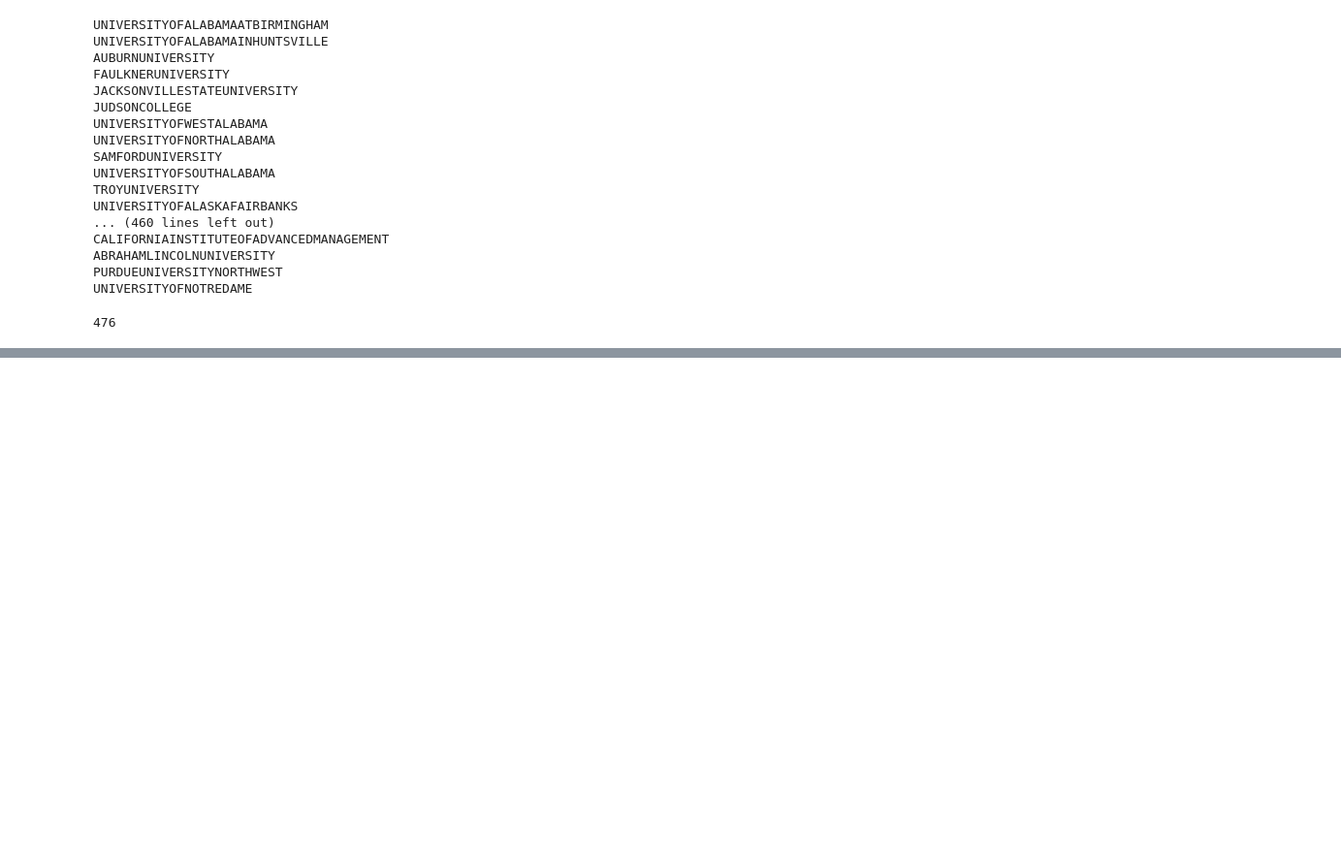
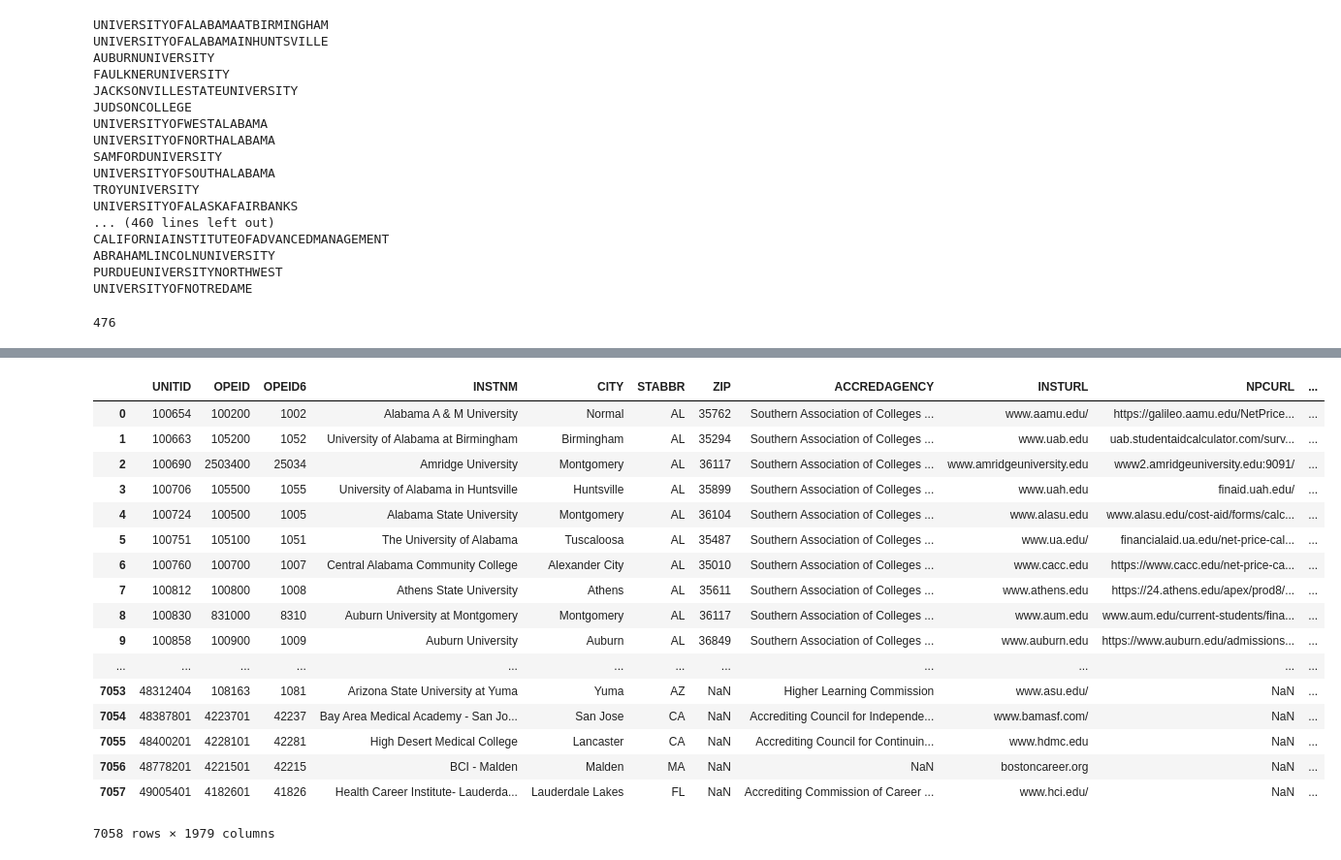
Before and after one commit to ladydatadigger/college-scorecard, a Jupyter notebook: add_mod_schoolName_col.ipynb, the cells around one changed output, grey strips where cells are left out. Shown at 97% size. Saved outputs shown, nothing was run; the diff lists cells and outputs as text; code cells hidden in the pictures; blank space fills up the shorter version.

```diff
--- a/add_mod_schoolName_col.ipynb
+++ b/add_mod_schoolName_col.ipynb
@@ -135,7 +135,7 @@ dtype: int64
 # %% [markdown]
 ### Joining Online Accredited School with All-Data
 # %%
-all_data = "Resources/All-Data.csv"
+all_data = "Resources/All_Data.csv"
 all_data_df = pd.read_csv(all_data)
 # %%
 #Add column of institution name (Strings only)
@@ -211,0 +266,24 @@ len(UPINSTN)
+# %%
+#clean up the zip column so that it is only the first five numbers
+start, stop, step = 0, 5, 1
+combo_school_df["ZIP"]= combo_school_df["ZIP"].str.slice(start, stop, step)
+combo_school_df
+# %% [output]
+|  | UNITID | OPEID | OPEID6 | INSTNM | CITY | STABBR | ZIP | ACCREDAGENCY | INSTURL | NPCURL | ... |
+| 0 | 100654 | 100200 | 1002 | Alabama A & M University | Normal | AL | 35762 | Southern Association of Colleges ... | www.aamu.edu/ | https://galileo.aamu.edu/NetPrice... | ... |
+| 1 | 100663 | 105200 | 1052 | University of Alabama at Birmingham | Birmingham | AL | 35294 | Southern Association of Colleges ... | www.uab.edu | uab.studentaidcalculator.com/surv... | ... |
+| 2 | 100690 | 2503400 | 25034 | Amridge University | Montgomery | AL | 36117 | Southern Association of Colleges ... | www.amridgeuniversity.edu | www2.amridgeuniversity.edu:9091/ | ... |
+| 3 | 100706 | 105500 | 1055 | University of Alabama in Huntsville | Huntsville | AL | 35899 | Southern Association of Colleges ... | www.uah.edu | finaid.uah.edu/ | ... |
+| 4 | 100724 | 100500 | 1005 | Alabama State University | Montgomery | AL | 36104 | Southern Association of Colleges ... | www.alasu.edu | www.alasu.edu/cost-aid/forms/calc... | ... |
+| 5 | 100751 | 105100 | 1051 | The University of Alabama | Tuscaloosa | AL | 35487 | Southern Association of Colleges ... | www.ua.edu/ | financialaid.ua.edu/net-price-cal... | ... |
+| 6 | 100760 | 100700 | 1007 | Central Alabama Community College | Alexander City | AL | 35010 | Southern Association of Colleges ... | www.cacc.edu | https://www.cacc.edu/net-price-ca... | ... |
+| 7 | 100812 | 100800 | 1008 | Athens State University | Athens | AL | 35611 | Southern Association of Colleges ... | www.athens.edu | https://24.athens.edu/apex/prod8/... | ... |
+| 8 | 100830 | 831000 | 8310 | Auburn University at Montgomery | Montgomery | AL | 36117 | Southern Association of Colleges ... | www.aum.edu | www.aum.edu/current-students/fina... | ... |
+| 9 | 100858 | 100900 | 1009 | Auburn University | Auburn | AL | 36849 | Southern Association of Colleges ... | www.auburn.edu | https://www.auburn.edu/admissions... | ... |
+| ... | ... | ... | ... | ... | ... | ... | ... | ... | ... | ... | ... |
+| 7053 | 48312404 | 108163 | 1081 | Arizona State University at Yuma | Yuma | AZ | NaN | Higher Learning Commission | www.asu.edu/ | NaN | ... |
+| 7054 | 48387801 | 4223701 | 42237 | Bay Area Medical Academy - San Jo... | San Jose | CA | NaN | Accrediting Council for Independe... | www.bamasf.com/ | NaN | ... |
+| 7055 | 48400201 | 4228101 | 42281 | High Desert Medical College | Lancaster | CA | NaN | Accrediting Council for Continuin... | www.hdmc.edu | NaN | ... |
+| 7056 | 48778201 | 4221501 | 42215 | BCI - Malden | Malden | MA | NaN | NaN | bostoncareer.org | NaN | ... |
+| 7057 | 49005401 | 4182601 | 41826 | Health Career Institute- Lauderda... | Lauderdale Lakes | FL | NaN | Accrediting Commission of Career ... | www.hci.edu/ | NaN | ... |
+7058 rows × 1979 columns
```
Also changed, not shown: parts of 10 cells of this notebook.
